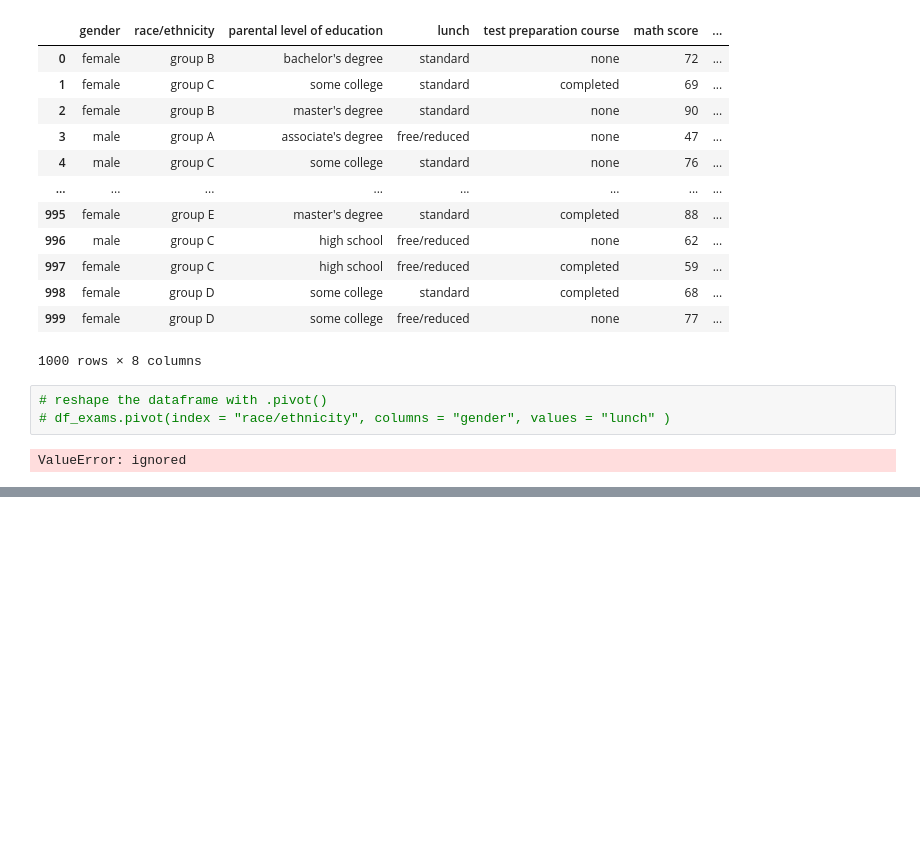
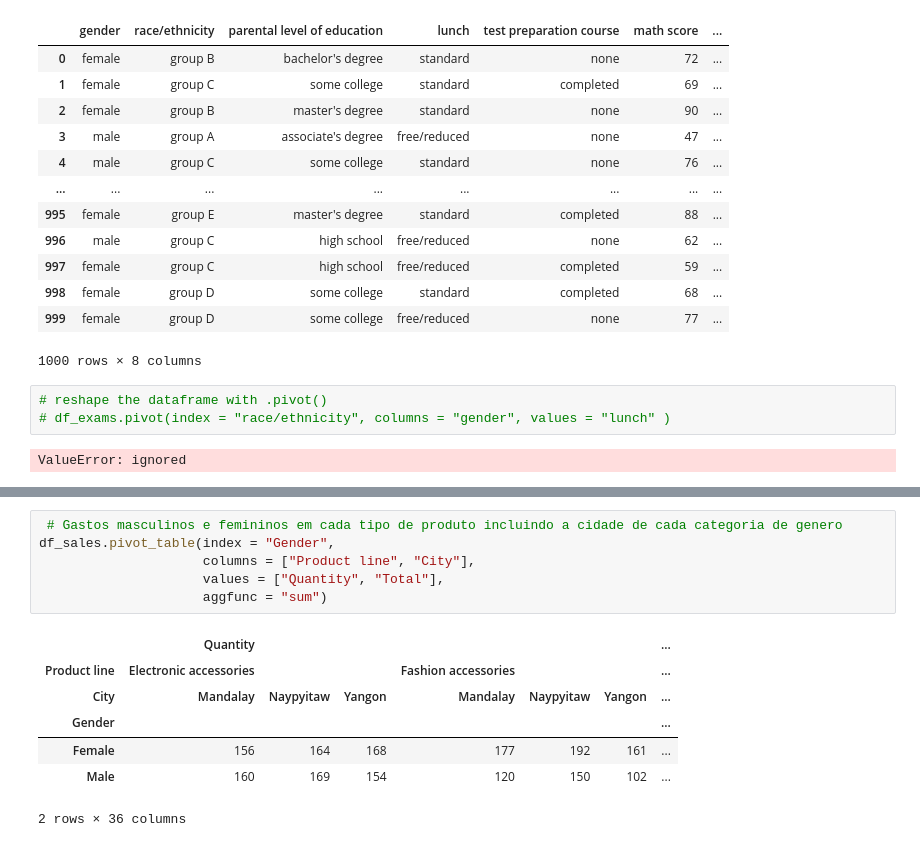
Before and after one commit to fernandogomesfg/Data-Analysis-with-Python-for-Excel-Users-Full-Course, a Jupyter notebook: PivotTablesinPandas.ipynb, the cells around one changed output, grey strips where cells are left out. Cells and saved outputs as stored; diff of their text form; blank space fills up the shorter version.

```diff
--- a/PivotTablesinPandas.ipynb
+++ b/PivotTablesinPandas.ipynb
@@ -30,0 +81,14 @@ ValueError: ignored
+# %%
+ # Gastos masculinos e femininos em cada tipo de produto incluindo a cidade de cada categoria de genero
+df_sales.pivot_table(index = "Gender",
+                     columns = ["Product line", "City"],
+                     values = ["Quantity", "Total"],
+                     aggfunc = "sum")
+# %% [output]
+|  | Quantity |  |  |  |  |  | ... |
+| Product line | Electronic accessories |  |  | Fashion accessories |  |  | ... |
+| City | Mandalay | Naypyitaw | Yangon | Mandalay | Naypyitaw | Yangon | ... |
+| Gender |  |  |  |  |  |  | ... |
+| Female | 156 | 164 | 168 | 177 | 192 | 161 | ... |
+| Male | 160 | 169 | 154 | 120 | 150 | 102 | ... |
+2 rows × 36 columns
```
Also changed, not shown: parts of 5 cells of this notebook.
